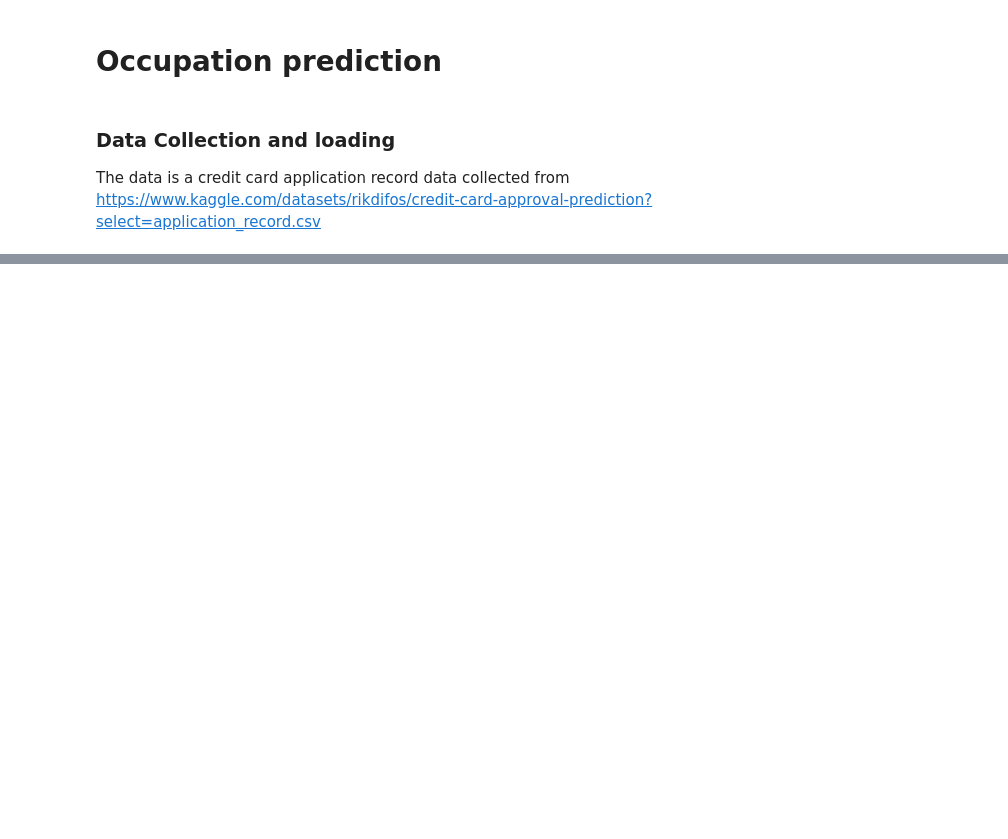
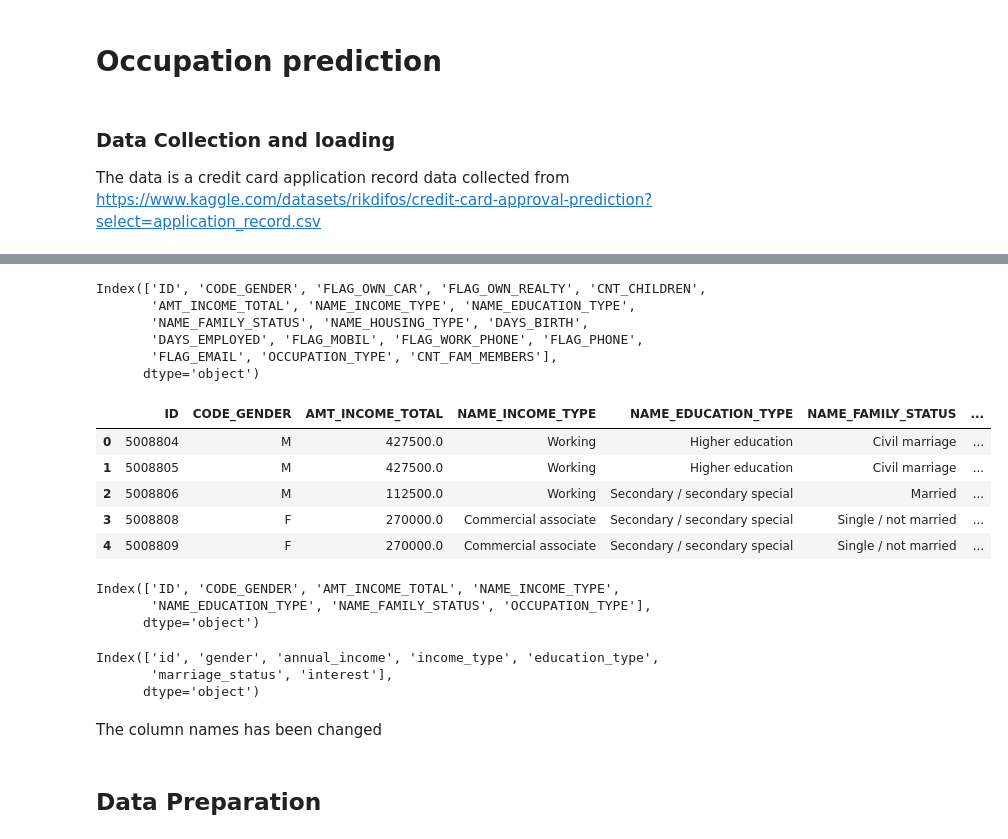
Before and after one commit to drizedunn/Food-Preference, a Jupyter notebook: mlquote.ipynb, the cells around one changed output, grey strips where cells are left out. Cells and saved outputs as stored; diff of their text form; code cells hidden in the pictures; blank space fills up the shorter version.

```diff
--- a/mlquote.ipynb
+++ b/mlquote.ipynb
@@ -10,7 +36,8 @@ import numpy as np
 The data is a credit card application record data collected from https://www.kaggle.com/datasets/rikdifos/credit-card-approval-prediction?select=application_record.csv
 # %%
 #reading the data
-data = pd.read_csv('./data/application_record.csv')
+# data = pd.read_csv('/content/drive/MyDrive/Datasets/application_record.csv')
+data = pd.read_csv('./dataset/application_record.csv')
 # %%
 #Displaying the first five rows of the data
 data.head()
@@ -21,3 +48,31 @@ data.head()
 | 2 | 5008806 | M | Y | Y | 0 | 112500.0 | Working | ... |
 | 3 | 5008808 | F | N | Y | 0 | 270000.0 | Commercial associate | ... |
 | 4 | 5008809 | F | N | Y | 0 | 270000.0 | Commercial associate | ... |
+# %%
+# Names of all the columns in the dataset
+data.columns
+# %% [output]
+Index(['ID', 'CODE_GENDER', 'FLAG_OWN_CAR', 'FLAG_OWN_REALTY', 'CNT_CHILDREN',
+       'AMT_INCOME_TOTAL', 'NAME_INCOME_TYPE', 'NAME_EDUCATION_TYPE',
+       'NAME_FAMILY_STATUS', 'NAME_HOUSING_TYPE', 'DAYS_BIRTH',
+       'DAYS_EMPLOYED', 'FLAG_MOBIL', 'FLAG_WORK_PHONE', 'FLAG_PHONE',
+       'FLAG_EMAIL', 'OCCUPATION_TYPE', 'CNT_FAM_MEMBERS'],
+      dtype='object')
+# %%
+#Selecting only the columns that are relevant for the prediction of the variable "Occupation"
+t_data = data[['ID', 'CODE_GENDER', 'AMT_INCOME_TOTAL', 'NAME_INCOME_TYPE', 'NAME_EDUCATION_TYPE', 'NAME_FAMILY_STATUS', 'OCCUPATION_TYPE']]
+# %%
+t_data.head()
+# %% [output]
+|  | ID | CODE_GENDER | AMT_INCOME_TOTAL | NAME_INCOME_TYPE | NAME_EDUCATION_TYPE | NAME_FAMILY_STATUS | ... |
+| 0 | 5008804 | M | 427500.0 | Working | Higher education | Civil marriage | ... |
+| 1 | 5008805 | M | 427500.0 | Working | Higher education | Civil marriage | ... |
+| 2 | 5008806 | M | 112500.0 | Working | Secondary / secondary special | Married | ... |
+| 3 | 5008808 | F | 270000.0 | Commercial associate | Secondary / secondary special | Single / not married | ... |
+| 4 | 5008809 | F | 270000.0 | Commercial associate | Secondary / secondary special | Single / not married | ... |
+# %%
+t_data.columns
+# %% [output]
+Index(['ID', 'CODE_GENDER', 'AMT_INCOME_TOTAL', 'NAME_INCOME_TYPE',
+       'NAME_EDUCATION_TYPE', 'NAME_FAMILY_STATUS', 'OCCUPATION_TYPE'],
+      dtype='object')
@@ -23,0 +82,10 @@ data.head()
+# %%
+t_data.columns
+# %% [output]
+Index(['id', 'gender', 'annual_income', 'income_type', 'education_type',
+       'marriage_status', 'interest'],
+      dtype='object')
+# %% [markdown]
+The column names has been changed
+# %% [markdown]
+## Data Preparation
```
Also changed, not shown: parts of 24 cells of this notebook.
